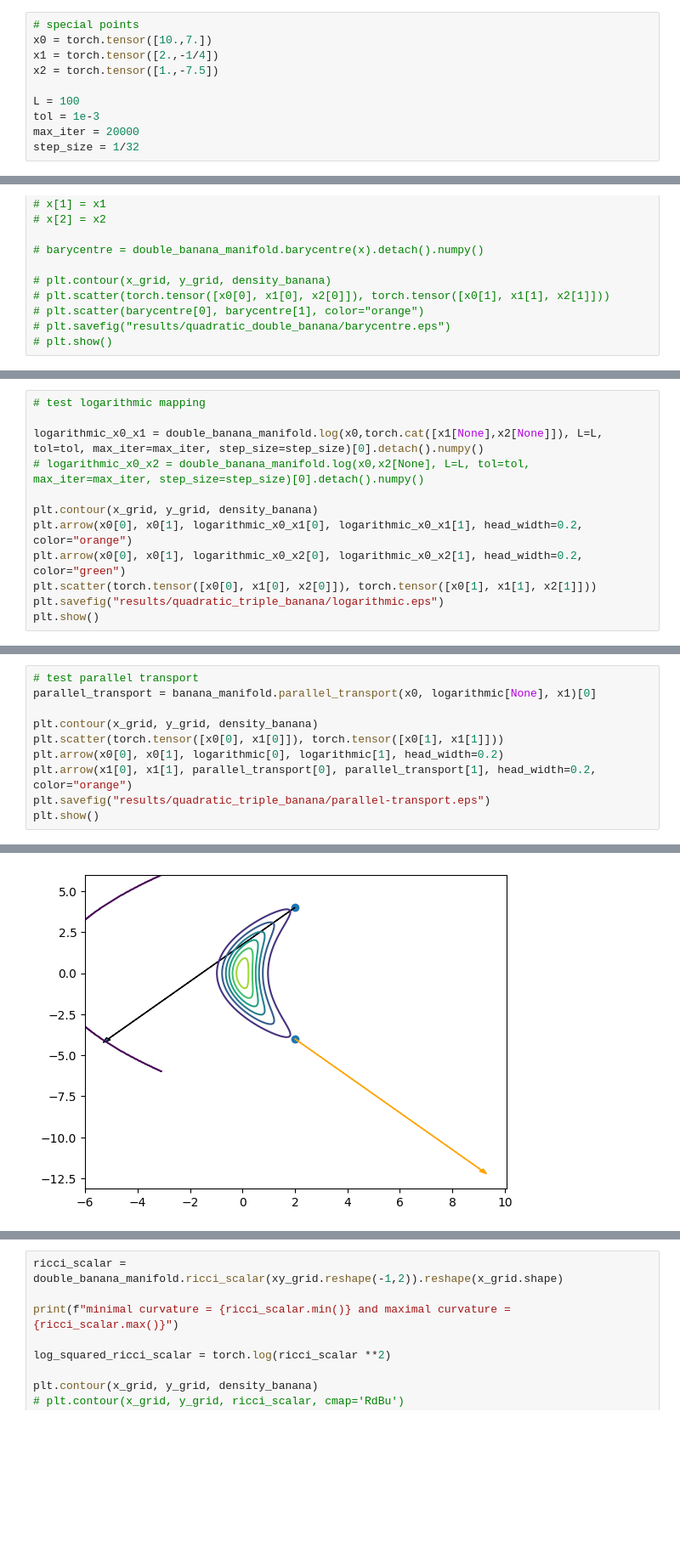
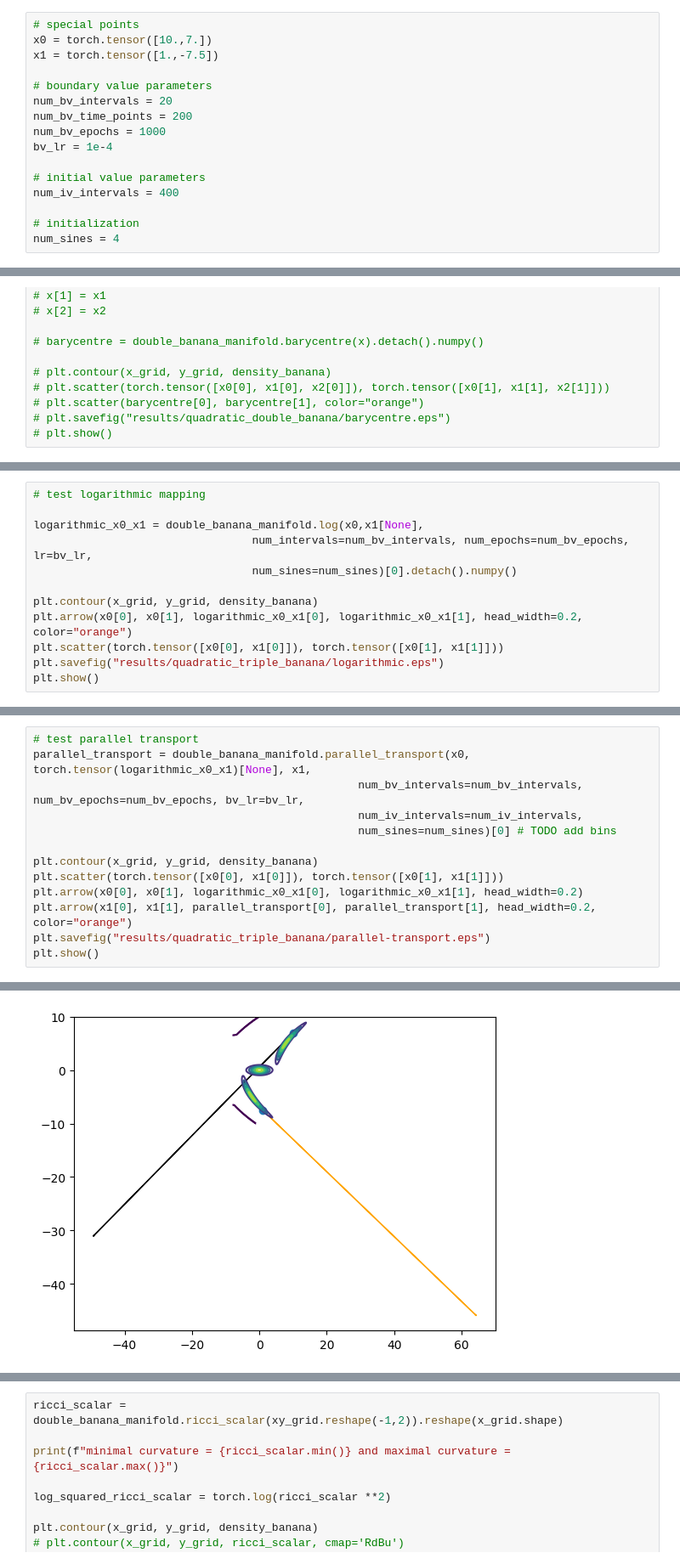
Before and after one commit to GBATZOLIS/Score-Based-Pullback-Riemannian-Geometry, a Jupyter notebook: multi_quadratic_banana.ipynb, the cells around one changed output, grey strips where cells are left out. Shown at 85% size. Cells and saved outputs as stored; diff of their text form; blank space fills up the shorter version.

```diff
--- a/multi_quadratic_banana.ipynb
+++ b/multi_quadratic_banana.ipynb
@@ -23,13 +23,19 @@ plt.show()
 # %%
 # special points
 x0 = torch.tensor([10.,7.])
-x1 = torch.tensor([2.,-1/4])
-x2 = torch.tensor([1.,-7.5])
+x1 = torch.tensor([1.,-7.5])
 
-L = 100
-tol = 1e-3
-max_iter = 20000
-step_size = 1/32
+# boundary value parameters
+num_bv_intervals = 20
+num_bv_time_points = 200
+num_bv_epochs = 1000
+bv_lr = 1e-4
+
+# initial value parameters
+num_iv_intervals = 400
+
+# initialization
+num_sines = 4
 # %%
 # # test barycentre # TODO this might be very hard to compute...
 # x=torch.zeros((3,2))
@@ -125,13 +105,13 @@ FileNotFoundError: [Errno 2] No such file or directory: 'results/quadratic_tripl
 # %%
 # test logarithmic mapping
 
-logarithmic_x0_x1 = double_banana_manifold.log(x0,torch.cat([x1[None],x2[None]]), L=L, tol=tol, max_iter=max_iter, step_size=step_size)[0].detach().numpy()
-# logarithmic_x0_x2 = double_banana_manifold.log(x0,x2[None], L=L, tol=tol, max_iter=max_iter, step_size=step_size)[0].detach().numpy()
+logarithmic_x0_x1 = double_banana_manifold.log(x0,x1[None],
+                                 num_intervals=num_bv_intervals, num_epochs=num_bv_epochs, lr=bv_lr,
+                                 num_sines=num_sines)[0].detach().numpy()
 
 plt.contour(x_grid, y_grid, density_banana)
 plt.arrow(x0[0], x0[1], logarithmic_x0_x1[0], logarithmic_x0_x1[1], head_width=0.2, color="orange")
-plt.arrow(x0[0], x0[1], logarithmic_x0_x2[0], logarithmic_x0_x2[1], head_width=0.2, color="green")
-plt.scatter(torch.tensor([x0[0], x1[0], x2[0]]), torch.tensor([x0[1], x1[1], x2[1]]))
+plt.scatter(torch.tensor([x0[0], x1[0]]), torch.tensor([x0[1], x1[1]]))
 plt.savefig("results/quadratic_triple_banana/logarithmic.eps")
 plt.show()
 # %% [output]
@@ -188,10 +191,13 @@ NameError: name 'banana_manifold' is not defined
 # %%
 # test parallel transport
-parallel_transport = banana_manifold.parallel_transport(x0, logarithmic[None], x1)[0]
+parallel_transport = double_banana_manifold.parallel_transport(x0, torch.tensor(logarithmic_x0_x1)[None], x1,
+                                                 num_bv_intervals=num_bv_intervals, num_bv_epochs=num_bv_epochs, bv_lr=bv_lr,
+                                                 num_iv_intervals=num_iv_intervals,
+                                                 num_sines=num_sines)[0] # TODO add bins
 
 plt.contour(x_grid, y_grid, density_banana)
 plt.scatter(torch.tensor([x0[0], x1[0]]), torch.tensor([x0[1], x1[1]]))
-plt.arrow(x0[0], x0[1], logarithmic[0], logarithmic[1], head_width=0.2)
+plt.arrow(x0[0], x0[1], logarithmic_x0_x1[0], logarithmic_x0_x1[1], head_width=0.2)
 plt.arrow(x1[0], x1[1], parallel_transport[0], parallel_transport[1], head_width=0.2, color="orange")
 plt.savefig("results/quadratic_triple_banana/parallel-transport.eps")
 plt.show()
@@ -199 +222 @@ plt.show()
-[figure, old version]
+[figure, new version]
```
Also changed, not shown: parts of 7 cells of this notebook, 34 other files.
